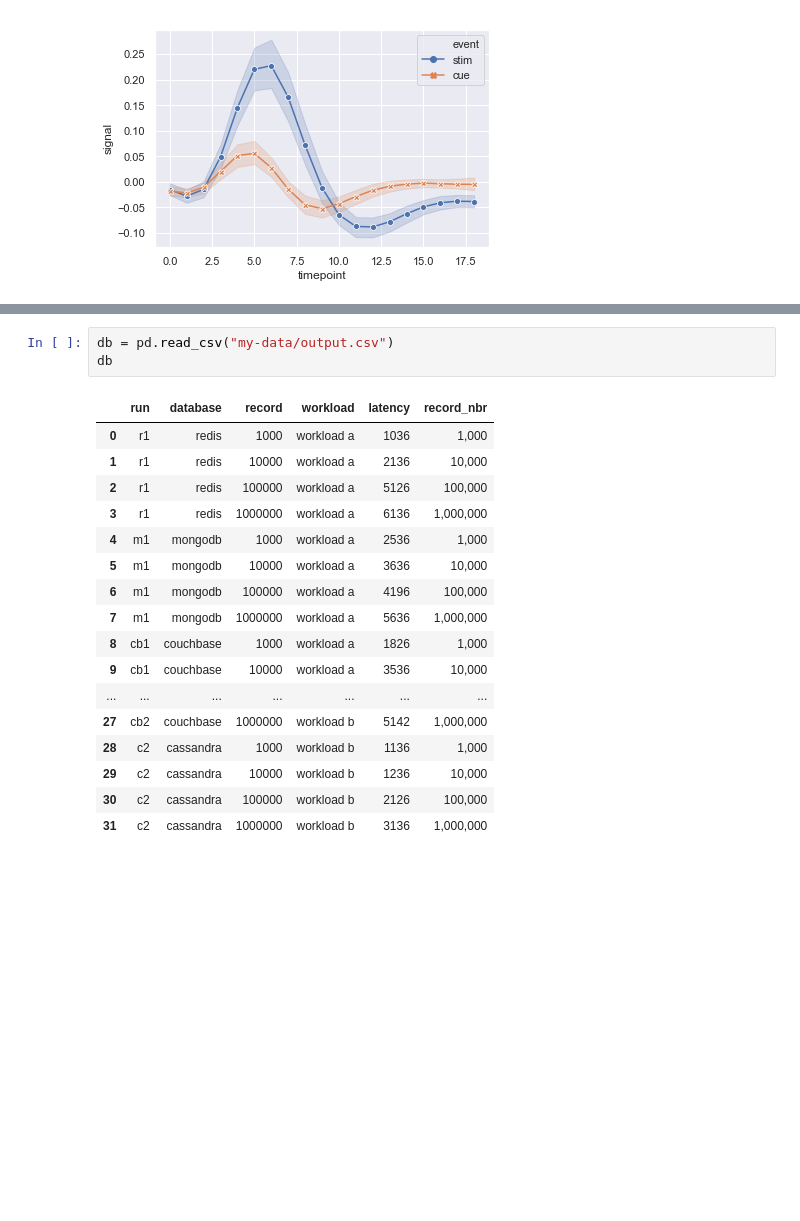
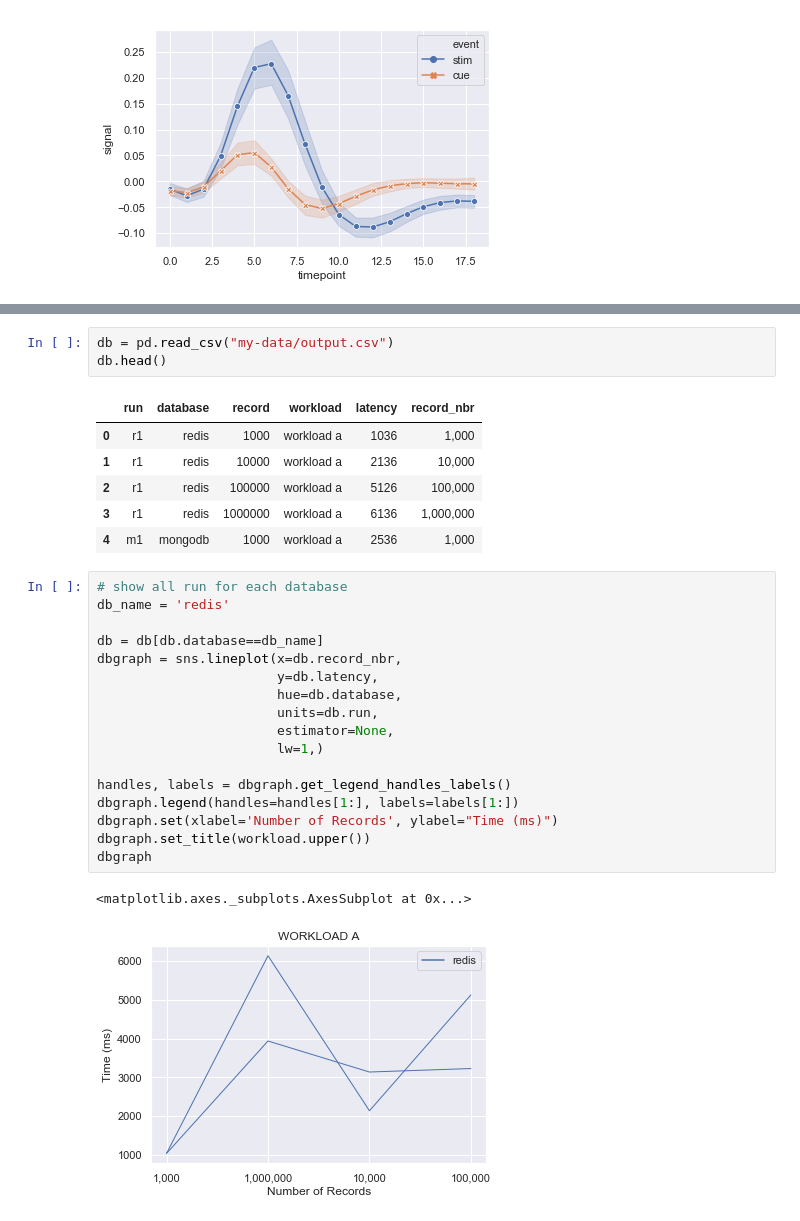
Before and after one commit to philipsales/YCSB-bash-scripts, a Jupyter notebook: visualization/lineplot.ipynb, the cells around one changed output, grey strips where cells are left out. Saved outputs shown, nothing was run; the diff lists cells and outputs as text; blank space fills up the shorter version.

```diff
--- a/visualization/lineplot.ipynb
+++ b/visualization/lineplot.ipynb
@@ -52,24 +42,33 @@ ax = sns.lineplot(x="timepoint",
 # %%
 db = pd.read_csv("my-data/output.csv")
-db
+db.head()
 # %% [output]
 |  | run | database | record | workload | latency | record_nbr |
 | 0 | r1 | redis | 1000 | workload a | 1036 | 1,000 |
 | 1 | r1 | redis | 10000 | workload a | 2136 | 10,000 |
 | 2 | r1 | redis | 100000 | workload a | 5126 | 100,000 |
 | 3 | r1 | redis | 1000000 | workload a | 6136 | 1,000,000 |
 | 4 | m1 | mongodb | 1000 | workload a | 2536 | 1,000 |
-| 5 | m1 | mongodb | 10000 | workload a | 3636 | 10,000 |
-| 6 | m1 | mongodb | 100000 | workload a | 4196 | 100,000 |
-| 7 | m1 | mongodb | 1000000 | workload a | 5636 | 1,000,000 |
-| 8 | cb1 | couchbase | 1000 | workload a | 1826 | 1,000 |
-| 9 | cb1 | couchbase | 10000 | workload a | 3536 | 10,000 |
-| ... | ... | ... | ... | ... | ... | ... |
-| 27 | cb2 | couchbase | 1000000 | workload b | 5142 | 1,000,000 |
-| 28 | c2 | cassandra | 1000 | workload b | 1136 | 1,000 |
-| 29 | c2 | cassandra | 10000 | workload b | 1236 | 10,000 |
-| 30 | c2 | cassandra | 100000 | workload b | 2126 | 100,000 |
-| 31 | c2 | cassandra | 1000000 | workload b | 3136 | 1,000,000 |
+# %%
+# show all run for each database
+db_name = 'redis'
+
+db = db[db.database==db_name]
+dbgraph = sns.lineplot(x=db.record_nbr,
+                       y=db.latency,
+                       hue=db.database,
+                       units=db.run,
+                       estimator=None,
+                       lw=1,)
+
+handles, labels = dbgraph.get_legend_handles_labels()
+dbgraph.legend(handles=handles[1:], labels=labels[1:])
+dbgraph.set(xlabel='Number of Records', ylabel="Time (ms)")
+dbgraph.set_title(workload.upper())
+dbgraph
+# %% [output]
+<matplotlib.axes._subplots.AxesSubplot at 0x...>
+[figure, added]
 # %%
 def renderGraph(db, workload):
     new_db = setCriteria(db, workload)
```
Also changed, not shown: parts of 5 cells of this notebook, 3 other files.
